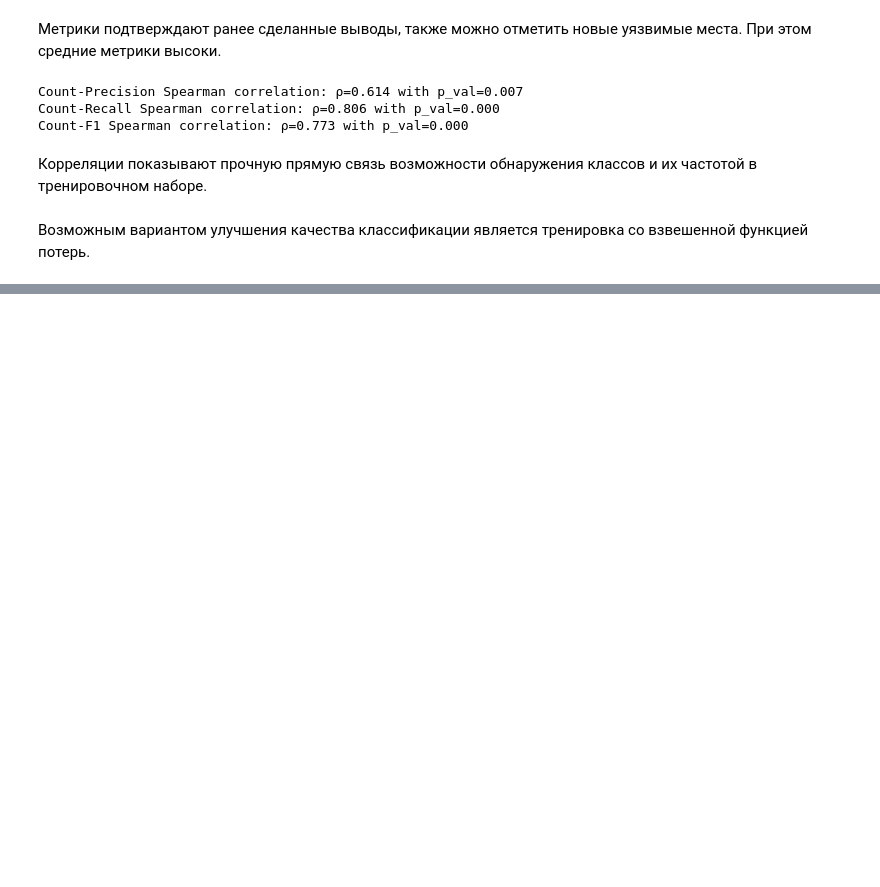
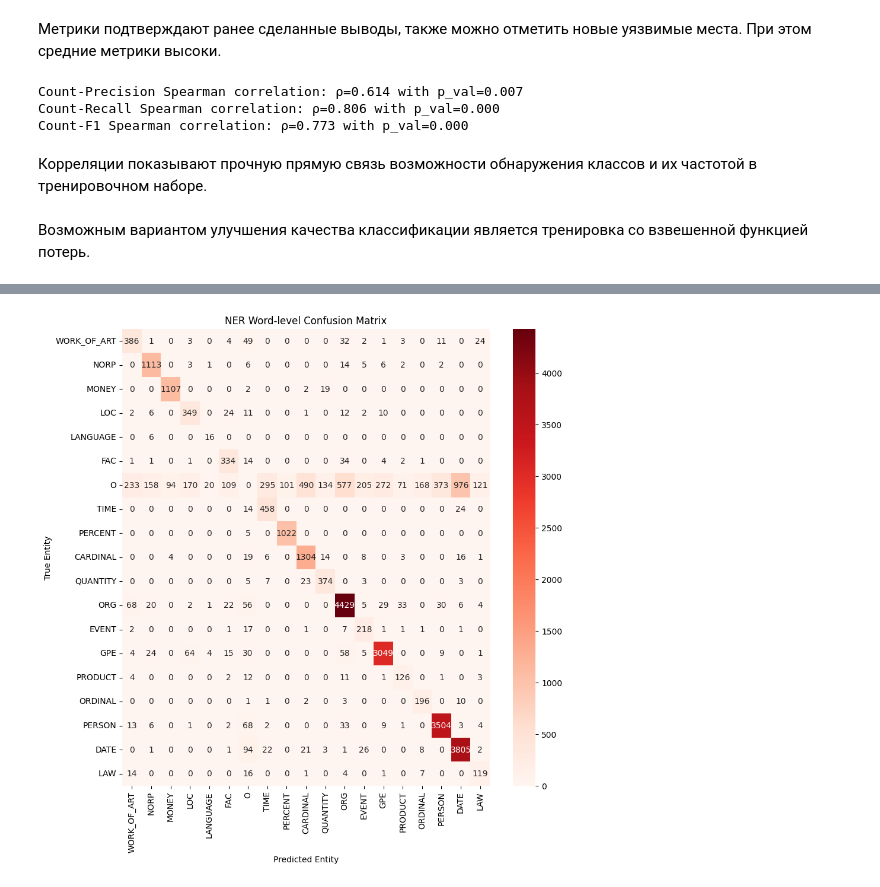
Before and after one commit to ig-kh/HSE_IDA_NLP, a Jupyter notebook: lab1/main.ipynb, the cells around one changed output, grey strips where cells are left out. Saved outputs shown, nothing was run; the diff lists cells and outputs as text; code cells hidden in the pictures; blank space fills up the shorter version.

```diff
--- a/lab1/main.ipynb
+++ b/lab1/main.ipynb
@@ -793,0 +815,19 @@ weighted_trainer.train()
+# %%
+# predictions = trainer.predict(tokenized_datasets["test"])
+model_path = "/content/drive/MyDrive/model_5_epochs_tuned_3_epochs/model_5_epochs_tuned_3_epochs"
+tokenizer = AutoTokenizer.from_pretrained(model_path)
+model = AutoModelForTokenClassification.from_pretrained(
+    model_path, num_labels=len(LABEL_NAMES), id2label=id2label, label2id=label2id
+)
+
+label_names = ds_test.features["tags"].feature.names
+# %%
+trainer = Trainer(
+    model=model,
+    tokenizer=tokenizer,
+    data_collator=data_collator,
+    compute_metrics=compute_metrics,
+)
+
+predictions, labels, _ = trainer.predict(tokenized_datasets["test"])
+predicted_label_ids = np.argmax(predictions, axis=-1)
@@ -793,0 +837,16 @@ weighted_trainer.train()
+# %%
+aligned = align_predictions(
+    tokenizer,
+    dataset["test"],
+    tokenized_datasets["test"],
+    predictions,
+    model.config.id2label,
+    max_length=MAX_LENGTH,
+)
+# %%
+all_preds = [list(map(lambda tuple_: tuple_[1], list_)) for list_ in aligned]
+all_gt = [list(map(lambda tuple_: tuple_[2], list_)) for list_ in aligned]
+# %%
+plot_cf(*make_NER_CF(all_gt, all_preds, label2id))
+# %% [output]
+[figure, added]
```
Also changed, not shown: parts of 34 cells of this notebook.
